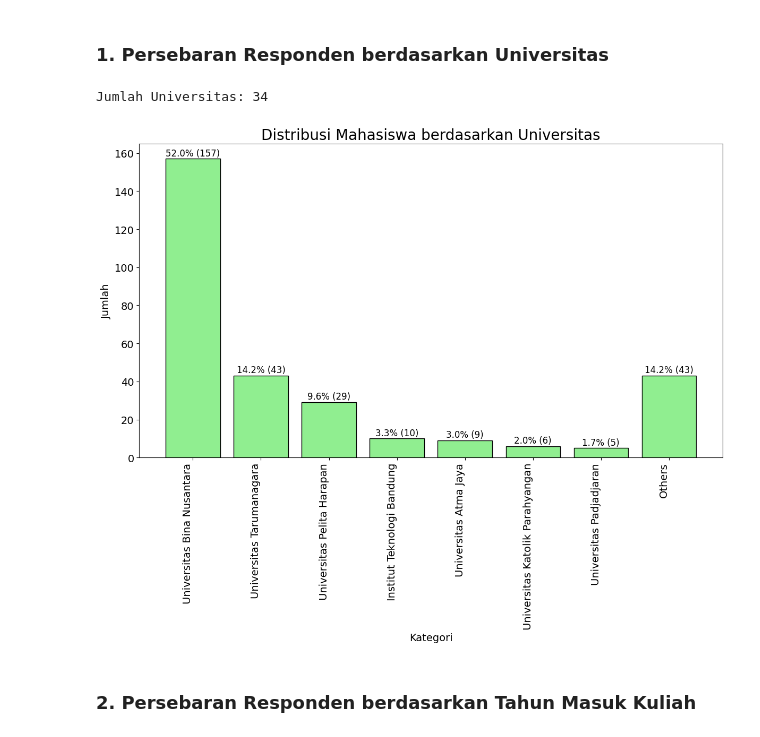
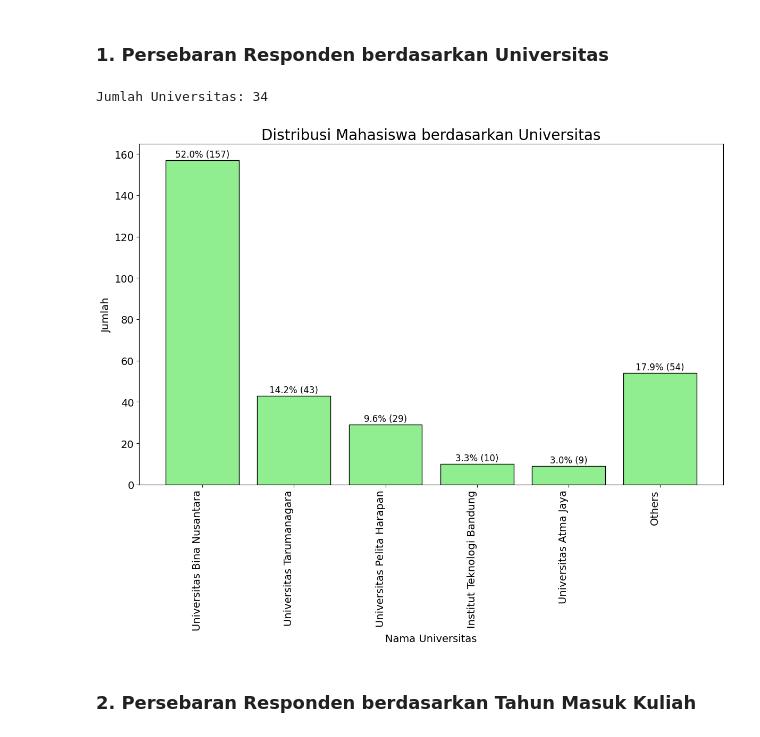
Before and after one commit to aliciajocelyn/Thesis, a Jupyter notebook: experiments/01_cleansing_and_preprocessing.ipynb, the cells around one changed output. Saved outputs shown, nothing was run; the diff lists cells and outputs as text; code cells hidden in the pictures.

```diff
--- a/experiments/01_cleansing_and_preprocessing.ipynb
+++ b/experiments/01_cleansing_and_preprocessing.ipynb
@@ -201,15 +201,16 @@ def plot_wordcloud(df, sentiment, column_name, plot_title):
 # %%
 count_unique_university = df_demografis['Mapped_University'].nunique()
 print("Jumlah Universitas:", count_unique_university)
 plot_distribution(df_demografis,
                   column='Mapped_University',
                   title='Distribusi Mahasiswa berdasarkan Universitas',
-                  threshold=0.015,
+                  threshold=0.025,
                   color='lightgreen',
+                  xlabel='Nama Universitas',
                   sort_index=False)
 # %% [output]
 Jumlah Universitas: 34
-[figure, old version]
+[figure, new version]
 # %% [markdown]
 ### **2. Persebaran Responden berdasarkan Tahun Masuk Kuliah**
 # %%
```
Also changed, not shown: parts of 3 cells of this notebook, 1 other file.
